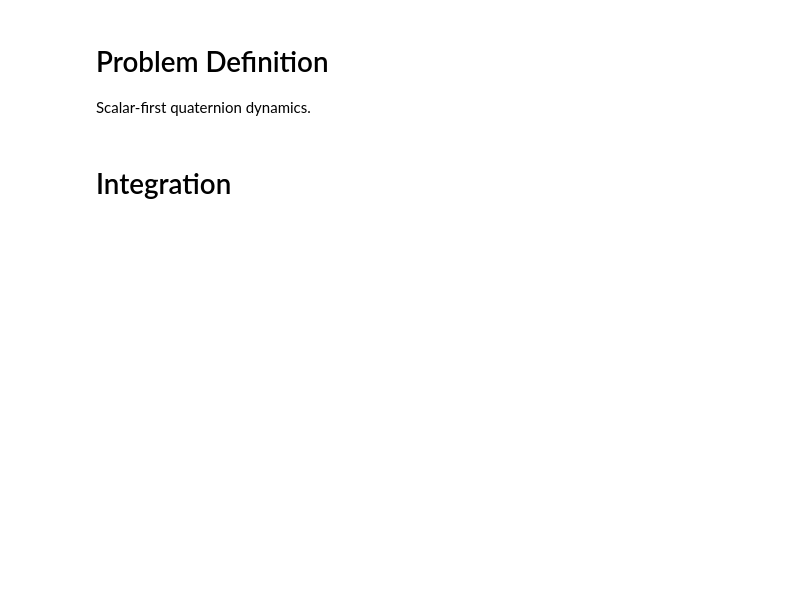
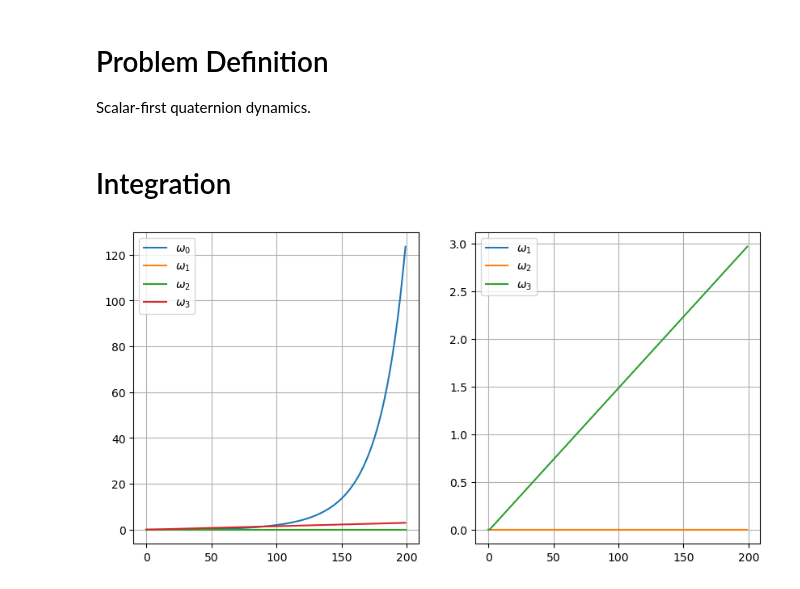
Before and after one commit to simeon-ned/varitop, a Jupyter notebook: examples/00_free_body.ipynb, the cells around one changed output. Drawn from its saved outputs; the diff is of its cells as text; code cells hidden in the pictures; blank space fills up the shorter version.

Commit message:
fix: show angular velocities

```diff
--- a/examples/00_free_body.ipynb
+++ b/examples/00_free_body.ipynb
@@ -78,6 +78,31 @@ for i in tqdm(range(2, steps)):
     q1 = qs_sol[i - 1]
 
     qs_sol[i] = di.step(q0, q1, dt, us[i])
+# %%
+ws_sol = np.zeros((steps, 4))
+ws_sol[0] = np.zeros(4)
+for i in range(1, len(ws_sol)):
+    dqs_i = (qs_sol[i] - qs_sol[i - 1]) / dt
+    ws_sol[i] = np.array(w(qs_sol[i], dqs_i)).ravel()
+# %%
+fig, ax = plt.subplots(1, 2, figsize=(10, 5))
+
+ax[0].plot(ws_sol[:, 0], label="$\omega_0$")
+ax[0].plot(ws_sol[:, 1], label="$\omega_1$")
+ax[0].plot(ws_sol[:, 2], label="$\omega_2$")
+ax[0].plot(ws_sol[:, 3], label="$\omega_3$")
+
+ax[1].plot(ws_sol[:, 1], label="$\omega_1$")
+ax[1].plot(ws_sol[:, 2], label="$\omega_2$")
+ax[1].plot(ws_sol[:, 3], label="$\omega_3$")
+
+ax[0].grid()
+ax[0].legend()
+ax[1].grid()
+ax[1].legend()
+plt.show()
+# %% [output]
+[figure, added]
 # %%
 basis_vectors = np.array([[1, 0, 0], [0, 1, 0], [0, 0, 1]])
 rms = np.array([q2rm(q) for q in qs_sol])
```
Also changed, not shown: parts of 4 cells of this notebook.
